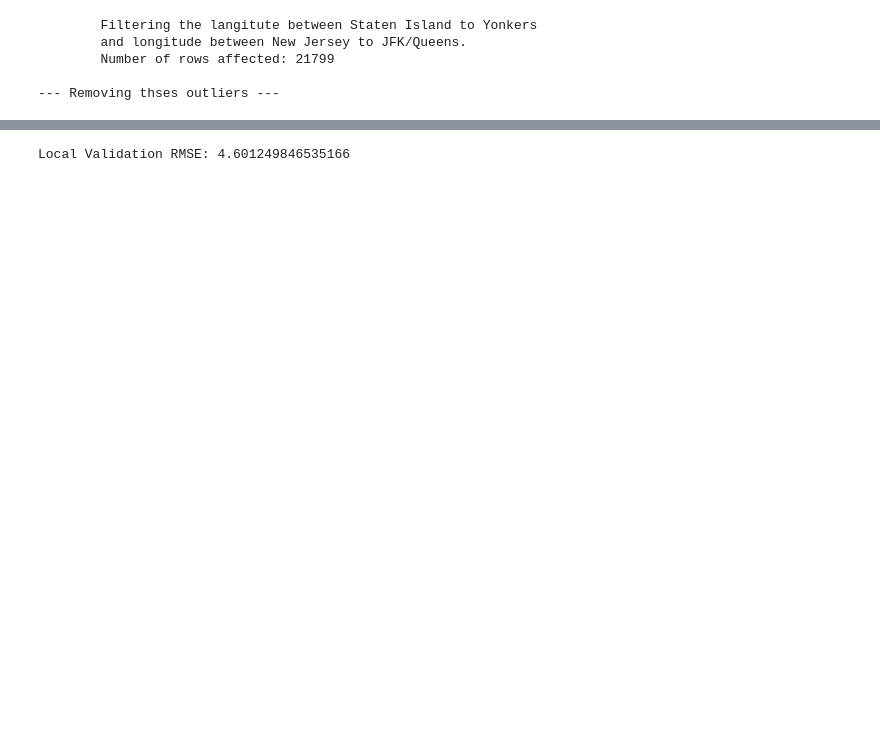
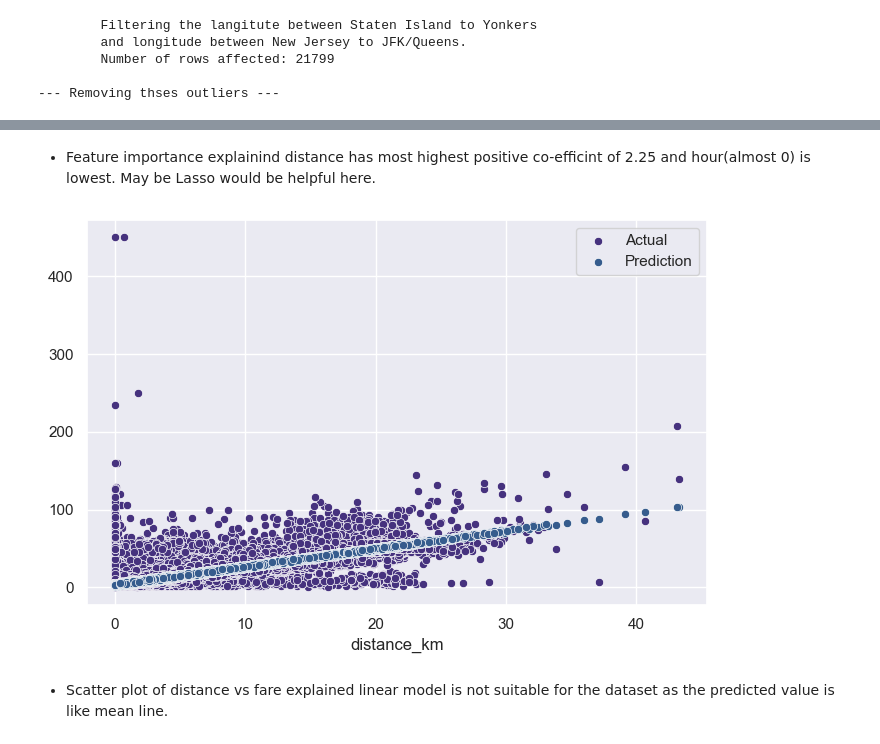
Before and after one commit to aguchhait-stack/nyc-taxi-fare-prediction, a Jupyter notebook: nyc-taxi-fare-prediction.ipynb, the cells around one changed output, grey strips where cells are left out. Saved outputs shown, nothing was run; the diff lists cells and outputs as text; code cells hidden in the pictures; blank space fills up the shorter version.

```diff
--- a/nyc-taxi-fare-prediction.ipynb
+++ b/nyc-taxi-fare-prediction.ipynb
@@ -222,25 +244,16 @@ train_clean =train_clean[~coordinate_outliers]
+# %% [markdown]
+- Feature importance explainind distance has most highest positive co-efficint of 2.25 and hour(almost 0) is lowest. May be Lasso would be helpful here.
+# %%
+sns.scatterplot(x=X_test["distance_km"],y=y_test,label="Actual")
+sns.scatterplot(x=X_test["distance_km"],y=y_pred,label="Prediction")
+plt.show()
+# %% [output]
+[figure, added]
+# %% [markdown]
+- Scatter plot of distance vs fare explained linear model is not suitable for the dataset as the predicted value is like mean line.
 # %%
-feature = train_clean[["passenger_count","year","month","hour","distance_km"]]
-model = LinearRegression()
-
-# 1. Spliting cleaned data by 80% train and 20% validation
-X_train, X_val, y_train, y_val = train_test_split(
-    feature, train_clean["fare_amount"], test_size=0.2, random_state=42
-)
-# 2. Train the model on the smaller training slice
-model.fit(X_train, y_train)
-
-# 3. Predict on the validation slice
-val_predictions = model.predict(X_val)
-
-# 4. Calculate RMSE
-rmse = np.sqrt(mean_squared_error(y_val, val_predictions))
-print(f"Local Validation RMSE: {rmse}")
-
-
-# 5 Now for Kaglle submission
-
-model.fit(X=feature,y=train_clean["fare_amount"])
+#Kaggle Submission
+model.fit(X,y=train_clean["fare_amount"])
 test['pickup_datetime'] = pd.to_datetime(test['pickup_datetime'])
 test['year'] = test['pickup_datetime'].dt.year
 test['month'] = test['pickup_datetime'].dt.month
@@ -249,10 +262,13 @@ test["distance_km"]=haversign_distance(test['pickup_latitude'],
                                                test['dropoff_latitude'],
                                                test['pickup_longitude'],
                                                test['dropoff_longitude'])
+latitute_range = (40.5, 41.0)
+longitude_range = (-74.3, -73.7)
+coordinate_outliers = ~test["pickup_latitude"].between(*latitute_range)| \
+    ~test['dropoff_latitude'].between(*latitute_range)  | \
+    ~test['pickup_longitude'].between(*longitude_range) | \
+    ~test['dropoff_longitude'].between(*longitude_range)
 
-# Select the same columns used during model.fit()
 test_features = test[["passenger_count", "year", "month", "hour","distance_km"]]
 test["fare_amount"] = model.predict(test_features)
 test[["key","fare_amount"]].to_csv('submission.csv', index=False)
-# %% [output]
-Local Validation RMSE: 4.601249846535166
```
Also changed, not shown: parts of 6 cells of this notebook, 4 other files.
